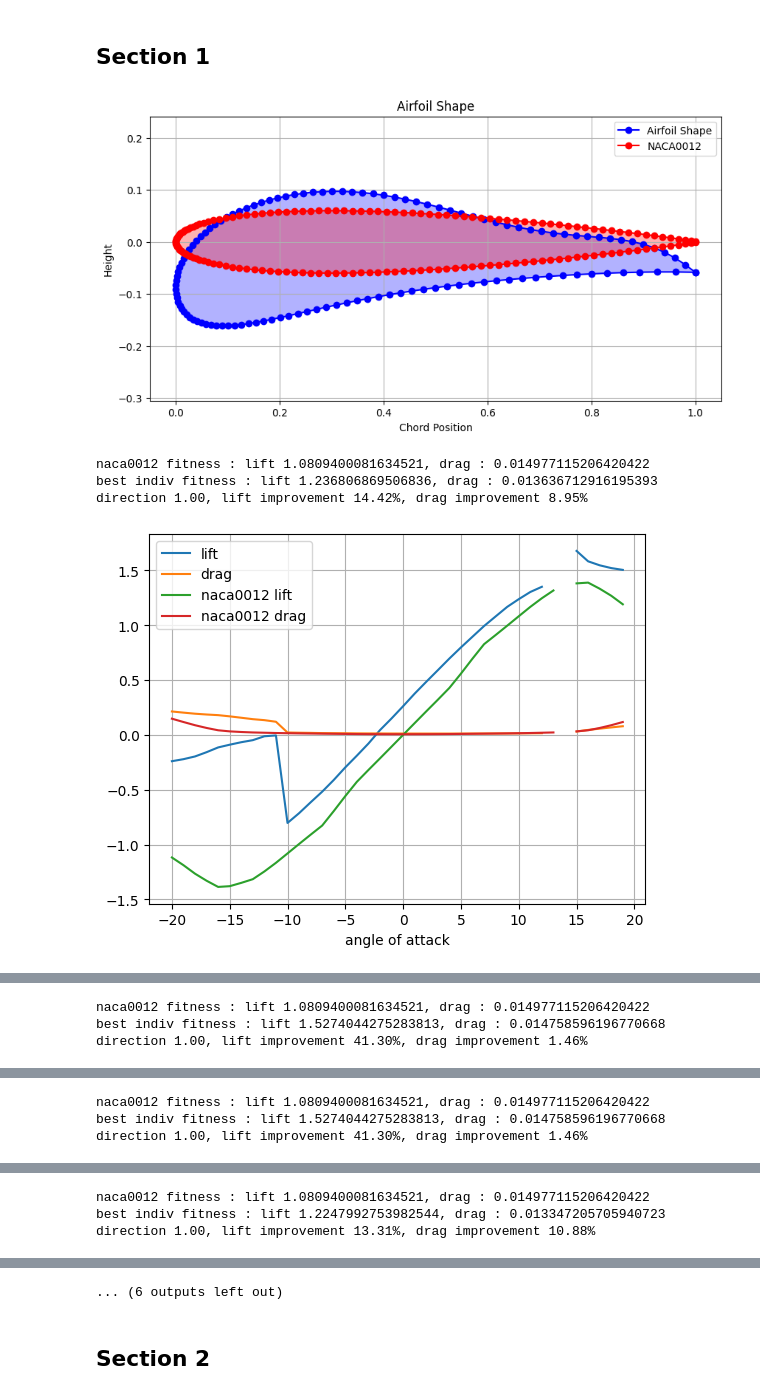
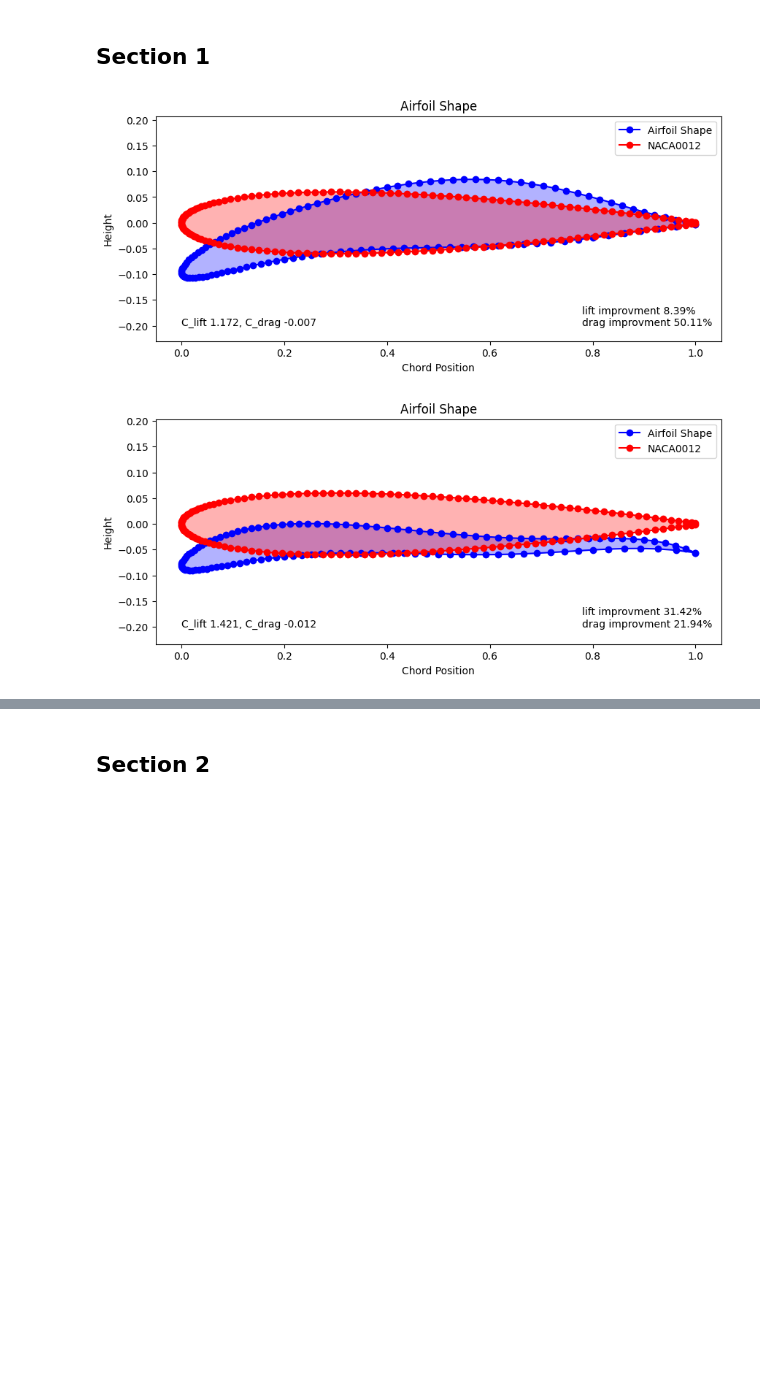
Before and after one commit to amine-ziad-ounnoughene/airfoil, a Jupyter notebook: bezier_foil.ipynb, the cells around one changed output, grey strips where cells are left out. Saved outputs shown, nothing was run; the diff lists cells and outputs as text; code cells hidden in the pictures; blank space fills up the shorter version.

```diff
--- a/bezier_foil.ipynb
+++ b/bezier_foil.ipynb
@@ -75,11 +77,11 @@ def airfoil(h, n_ctr_pts=n_ctr_pts, chord=naca0012.x, nTimes=n_times):
     plt.grid(True)"""
     return pts, Airfoil(x=pts[:, 0], y=pts[:, 1])
 
-def plot_foil(pts, std_points=[naca0012.x, naca0012.y]):
+def plot_foil(pts, fit, lift_im, drag_im, std_points=[naca0012.x, naca0012.y], save=True):
     # Extract x and y coordinates for plotting
     x, y = pts[:, 0], pts[:, 1]
     # Plot the airfoil shape
-    plt.figure(figsize=(10, 5))
+    plt.figure(figsize=(10, 4))
     plt.plot(x, y, label='Airfoil Shape', color='b', marker='o')
     plt.fill(x, y, 'b', alpha=0.3)  # Fill the shape for better visualization
     plt.plot(std_points[0], std_points[1], label='NACA0012', color='r', marker='o')
@@ -89,8 +91,12 @@ def plot_foil(pts, std_points=[naca0012.x, naca0012.y]):
     plt.ylabel('Height')
     plt.title('Airfoil Shape')
     plt.legend()
-    plt.grid(True)
+    plt.text(0.78, -0.20, f'lift improvment {lift_im:.2f}%\ndrag improvment {drag_im:.2f}%', fontsize=10)
+    plt.text(0, -0.20, f'C_lift {fit[0]:.3f}, C_drag {fit[1]:.3f}', fontsize=10)
+    #plt.grid(True)
     plt.axis('equal')
+    if save:
+        plt.savefig(f"nsga\ea_lift_{lift_im:.2f}_drag_{drag_im:.2f}.pdf")
     plt.show()
 # %%
 def fitness(air):
@@ -337,8 +343,9 @@ drags = []
 for gen, population in populations.items():
     for ind, fit in population:
         if fit[0] != 0 and fit[1] != -1e5:
-            lifts.append(fit[0])
-            drags.append(-fit[1])
+            if -fit[1]<0.25:
+                lifts.append(fit[0])
+                drags.append(-fit[1])
 
 # Combine the lists into a list of points
 points = list(zip(lifts, drags))
@@ -369,12 +376,12 @@ plt.fill_betweenx(
     x2=max(lifts),
     color='red',
     alpha=0.3,
-    label="Better NACA0012"
+
 )
 
 plt.xlabel("Lift")
 plt.ylabel("Drag")
 plt.legend()
 plt.grid(True)
-plt.show
+plt.savefig("nsga_pareto.pdf")
 # %% [output]
@@ -390,34 +396,26 @@ plotting all the pareto front individuals
 # %% [markdown]
 ## Section 1
 # %%
-naca_a , naca_cl, naca_cd = naca_eval()
+import matplotlib.pyplot as plt
+import numpy as np
+
+# Assuming naca_eval and other necessary functions are defined elsewhere
+naca_a, naca_cl, naca_cd = naca_eval()
+
 for gen, population in populations.items():
     for ind, fit in population:
         if fit[0] != 0 and fit[1] != -1e5:
             if fit[0] in pareto_l:
                 best_indiv = np.array([ind[:n_ctr_pts], np.abs(ind[n_ctr_pts:])])
-                best, foil = airfoil(best_indiv,  n_ctr_pts=n_ctr_pts, chord=std_x, nTimes=n_times)
+                best, foil = airfoil(best_indiv, n_ctr_pts=n_ctr_pts, chord=std_x, nTimes=n_times)
                 direction = fit[0] / abs(fit[0])
                 naca0012_fit = np.array(fitness(naca0012))
                 lift_improvement = ((np.abs(fit[0]) - naca0012_fit[0]) / naca0012_fit[0]) * 100
                 drag_improvement = ((naca0012_fit[1] - np.abs(fit[1])) / naca0012_fit[1]) * 100
+                save = False
+                std_points = [naca0012.x, naca0012.y]
                 if lift_improvement > 0 and drag_improvement > 0:
-                    plot_foil(best)
-                    a, cl, cd = evaluate_airfoil_angle_attacks(ind)
-                    plt.figure()
-                    plt.plot(a, cl, label="lift")
-                    plt.plot(a, cd, label="drag")
-                    plt.plot(naca_a, naca_cl, label="naca0012 lift")
-                    plt.plot(naca_a, naca_cd, label="naca0012 drag")
-                    plt.legend()
-                    plt.xlabel("angle of attack")
-                    plt.grid(True)
-                    print(f"naca0012 fitness : lift {naca0012_fit[0]}, drag : {naca0012_fit[1]}")
-                    print(f"best indiv fitness : lift {fit[0]}, drag : {-fit[1]}")
-                    print(f"direction {direction:.2f}, lift improvement {lift_improvement:.2f}%, drag improvement {drag_improvement:.2f}%")
+                    plot_foil(best, fit, lift_improvement, drag_improvement)
 # %% [output]
-[figure, old version]
+[figure, new version]
-naca0012 fitness : lift 1.0809400081634521, drag : 0.014977115206420422
-best indiv fitness : lift 1.236806869506836, drag : 0.013636712916195393
-direction 1.00, lift improvement 14.42%, drag improvement 8.95%
-[figure, old version]
+[figure, new version]
@@ -425,3 +422,0 @@ direction 1.00, lift improvement 14.42%, drag improvement 8.95%
-naca0012 fitness : lift 1.0809400081634521, drag : 0.014977115206420422
-best indiv fitness : lift 1.5274044275283813, drag : 0.014758596196770668
-direction 1.00, lift improvement 41.30%, drag improvement 1.46%
@@ -430,3 +424,0 @@ direction 1.00, lift improvement 41.30%, drag improvement 1.46%
-naca0012 fitness : lift 1.0809400081634521, drag : 0.014977115206420422
-best indiv fitness : lift 1.5274044275283813, drag : 0.014758596196770668
-direction 1.00, lift improvement 41.30%, drag improvement 1.46%
@@ -435,3 +424,0 @@ direction 1.00, lift improvement 41.30%, drag improvement 1.46%
-naca0012 fitness : lift 1.0809400081634521, drag : 0.014977115206420422
-best indiv fitness : lift 1.2247992753982544, drag : 0.013347205705940723
-direction 1.00, lift improvement 13.31%, drag improvement 10.88%
@@ -439,4 +425,3 @@ direction 1.00, lift improvement 13.31%, drag improvement 10.88%
-... (6 outputs left out)
 # %% [markdown]
 ## Section 2
 # %%
```
Also changed, not shown: parts of 6 cells of this notebook, 2 other files.
